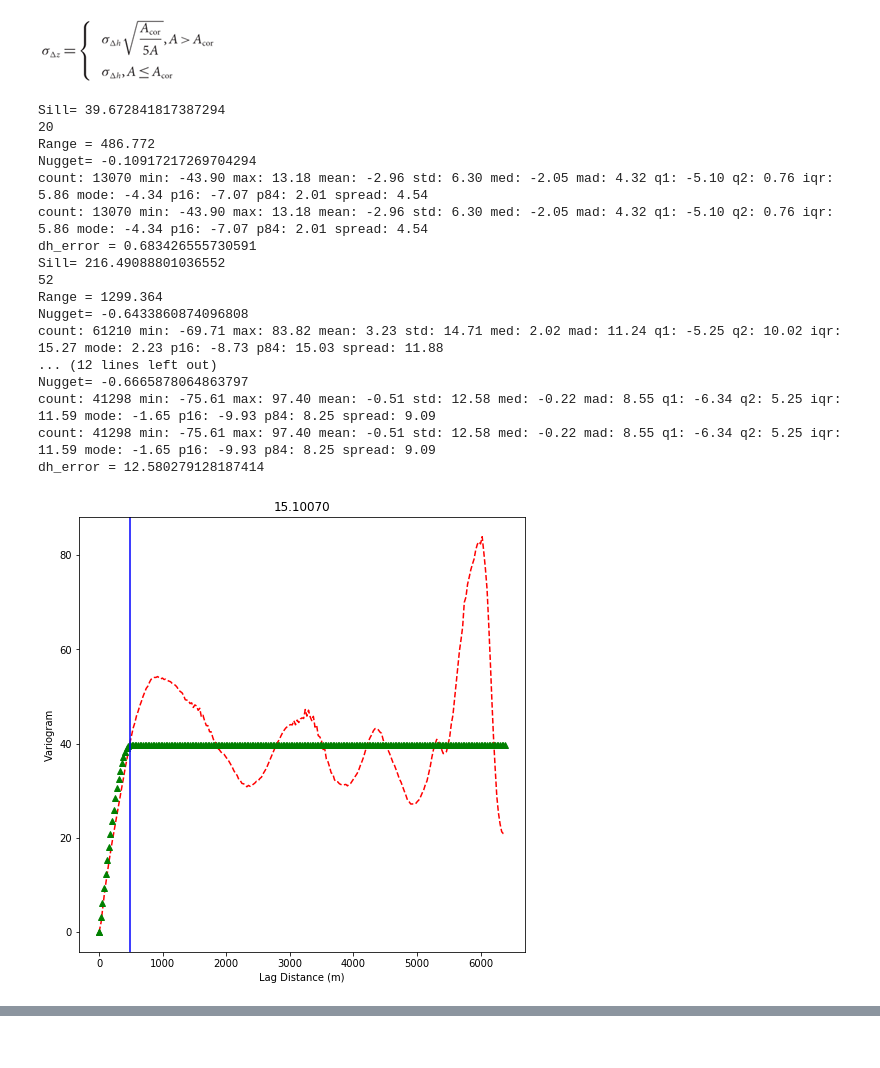
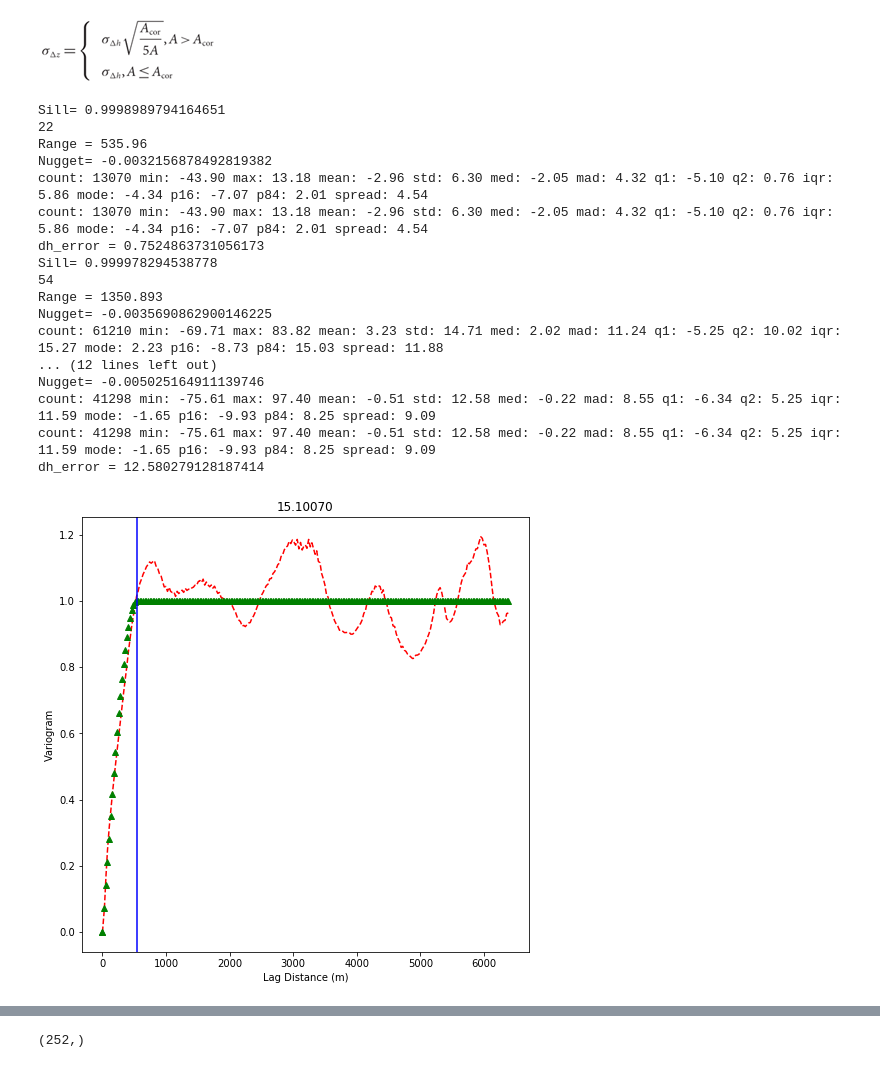
Before and after one commit to ShashankBice/raster_geostatistics, a Jupyter notebook: Brun_error_developer.ipynb, the cells around one changed output, grey strips where cells are left out. Cells and saved outputs as stored; diff of their text form; code cells hidden in the pictures.

```diff
--- a/Brun_error_developer.ipynb
+++ b/Brun_error_developer.ipynb
@@ -30,14 +33,19 @@ df_rgi['RGIId']=df_rgi['RGIId'].apply(lambda x: format(x,'#.7g'))
 ma_list=[iolib.fn_getma(i) for i in fn_list]
 gt_list=[iolib.fn_getds(i).GetGeoTransform() for i in fn_list]
 # %%
-def get_xyz(ma,gt,z):
+def get_xyz(ma,gt,z,nscore=False):
     """
     Takes in a masked array gdal style gt & header for z
 
         returns a dataframe containing the x,y and the value of the raster
     """
     x,y=geolib.get_xy_ma(ma,gt,origmask=True)
-    xyz=np.vstack((x.compressed(),y.compressed(),ma.compressed())).T
+    if nscore==True:
+        df_nscored=GeostatsPy.nscore(ma.compressed(),np.shape(ma.compressed())[0])
+        Z=df_nscored['NS:value'].values
+    else:
+        Z=ma.compressed()
+    xyz=np.vstack((x.compressed(),y.compressed(),Z)).T
     df=pd.DataFrame(xyz,columns=['x','y',z])
     return(df)
 # %%
@@ -113,31 +121,31 @@ def dh_er(ma,hrange,df,rgi_title):
 dh_df=get_xyz(ma_list[0],gt_list[0],'dh')
 # %%
 for i in range(len(fl)):
-    dh_df=get_xyz(ma_list[i],gt_list[i],z='dh')
+    dh_df=get_xyz(ma_list[i],gt_list[i],'dh',True)
     hrange=variogram(fl[i],dh_df,'x','y','dh',250,gt_list[i][1])
     std,nmad,dh_un=dh_er(ma_list[i],hrange,df_rgi,fl[i])
     dicti={'RGIId':fl[i],'std':std,'nmad':nmad,'dh_un':dh_un}
     df_temp=pd.DataFrame(dicti,index=[0])
     if i==0:
         df_error=df_temp.copy()
     else:
         df_error=df_error.append(df_temp,ignore_index=True)
 # %% [output]
-Sill= 39.672841817387294
-20
-Range = 486.772
-Nugget= -0.10917217269704294
+Sill= 0.9998989794164651
+22
+Range = 535.96
+Nugget= -0.0032156878492819382
 count: 13070 min: -43.90 max: 13.18 mean: -2.96 std: 6.30 med: -2.05 mad: 4.32 q1: -5.10 q2: 0.76 iqr: 5.86 mode: -4.34 p16: -7.07 p84: 2.01 spread: 4.54
 count: 13070 min: -43.90 max: 13.18 mean: -2.96 std: 6.30 med: -2.05 mad: 4.32 q1: -5.10 q2: 0.76 iqr: 5.86 mode: -4.34 p16: -7.07 p84: 2.01 spread: 4.54
-dh_error = 0.683426555730591
-Sill= 216.49088801036552
-52
-Range = 1299.364
-Nugget= -0.6433860874096808
+dh_error = 0.7524863731056173
+Sill= 0.999978294538778
+54
+Range = 1350.893
+Nugget= -0.0035690862900146225
 count: 61210 min: -69.71 max: 83.82 mean: 3.23 std: 14.71 med: 2.02 mad: 11.24 q1: -5.25 q2: 10.02 iqr: 15.27 mode: 2.23 p16: -8.73 p84: 15.03 spread: 11.88
 ... (12 lines left out)
-Nugget= -0.6665878064863797
+Nugget= -0.005025164911139746
 count: 41298 min: -75.61 max: 97.40 mean: -0.51 std: 12.58 med: -0.22 mad: 8.55 q1: -6.34 q2: 5.25 iqr: 11.59 mode: -1.65 p16: -9.93 p84: 8.25 spread: 9.09
 count: 41298 min: -75.61 max: 97.40 mean: -0.51 std: 12.58 med: -0.22 mad: 8.55 q1: -6.34 q2: 5.25 iqr: 11.59 mode: -1.65 p16: -9.93 p84: 8.25 spread: 9.09
 dh_error = 12.580279128187414
-[figure, old version]
+[figure, new version]
@@ -146,0 +170,4 @@ dh_error = 12.580279128187414
+# %%
+np.shape(lag)
+# %% [output]
+(252,)
```
Also changed, not shown: parts of 27 cells of this notebook.
